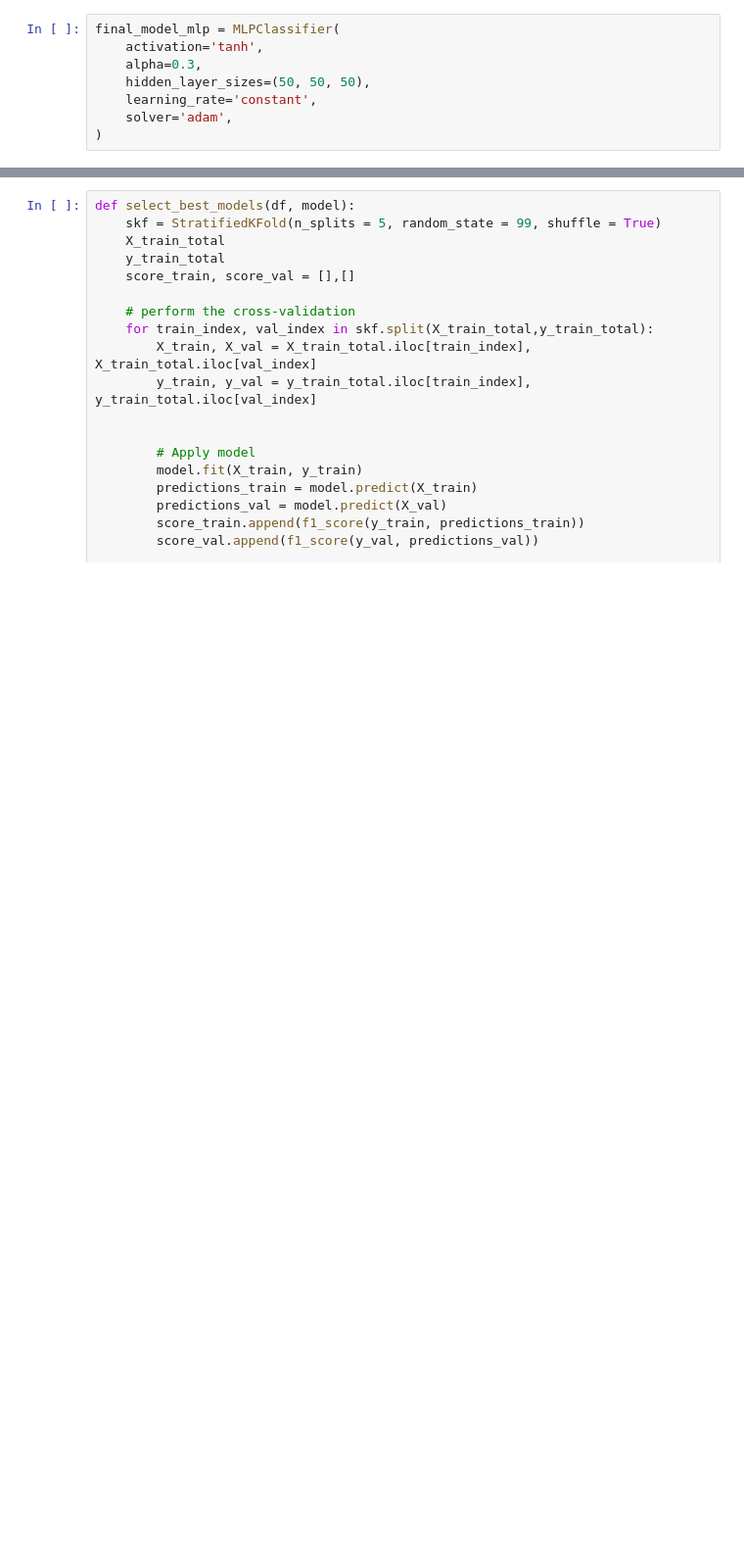
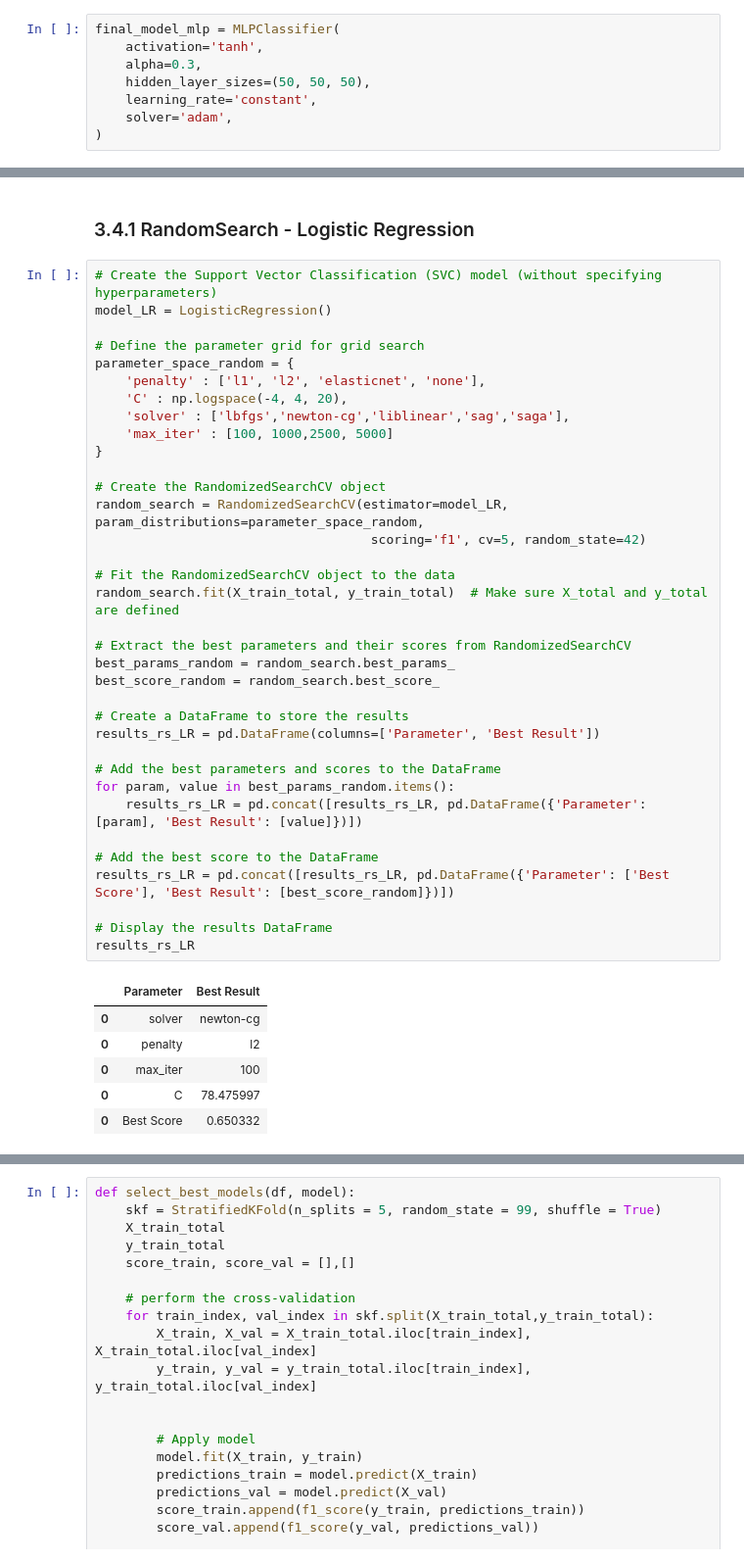
Before and after one commit to sarasustelosantos/bootcamp_group, a Jupyter notebook: 04_modelling.ipynb, the cells around one changed output, grey strips where cells are left out. Shown at 98% size. Saved outputs shown, nothing was run; the diff lists cells and outputs as text; blank space fills up the shorter version.

```diff
--- a/04_modelling.ipynb
+++ b/04_modelling.ipynb
@@ -819,0 +820,44 @@ F1: 0.663
+# %% [markdown]
+### 3.4.1 RandomSearch - Logistic Regression
+# %%
+# Create the Support Vector Classification (SVC) model (without specifying hyperparameters)
+model_LR = LogisticRegression()
+
+# Define the parameter grid for grid search
+parameter_space_random = {
+    'penalty' : ['l1', 'l2', 'elasticnet', 'none'],
+    'C' : np.logspace(-4, 4, 20),
+    'solver' : ['lbfgs','newton-cg','liblinear','sag','saga'],
+    'max_iter' : [100, 1000,2500, 5000]
+}
+
+# Create the RandomizedSearchCV object
+random_search = RandomizedSearchCV(estimator=model_LR, param_distributions=parameter_space_random,
+                                    scoring='f1', cv=5, random_state=42)
+
+# Fit the RandomizedSearchCV object to the data
+random_search.fit(X_train_total, y_train_total)  # Make sure X_total and y_total are defined
+
+# Extract the best parameters and their scores from RandomizedSearchCV
+best_params_random = random_search.best_params_
+best_score_random = random_search.best_score_
+
+# Create a DataFrame to store the results
+results_rs_LR = pd.DataFrame(columns=['Parameter', 'Best Result'])
+
+# Add the best parameters and scores to the DataFrame
+for param, value in best_params_random.items():
+    results_rs_LR = pd.concat([results_rs_LR, pd.DataFrame({'Parameter': [param], 'Best Result': [value]})])
+
+# Add the best score to the DataFrame
+results_rs_LR = pd.concat([results_rs_LR, pd.DataFrame({'Parameter': ['Best Score'], 'Best Result': [best_score_random]})])
+
+# Display the results DataFrame
+results_rs_LR
+# %% [output]
+|  | Parameter | Best Result |
+| 0 | solver | newton-cg |
+| 0 | penalty | l2 |
+| 0 | max_iter | 100 |
+| 0 | C | 78.475997 |
+| 0 | Best Score | 0.650332 |
```
Also changed, not shown: parts of 16 cells of this notebook.
